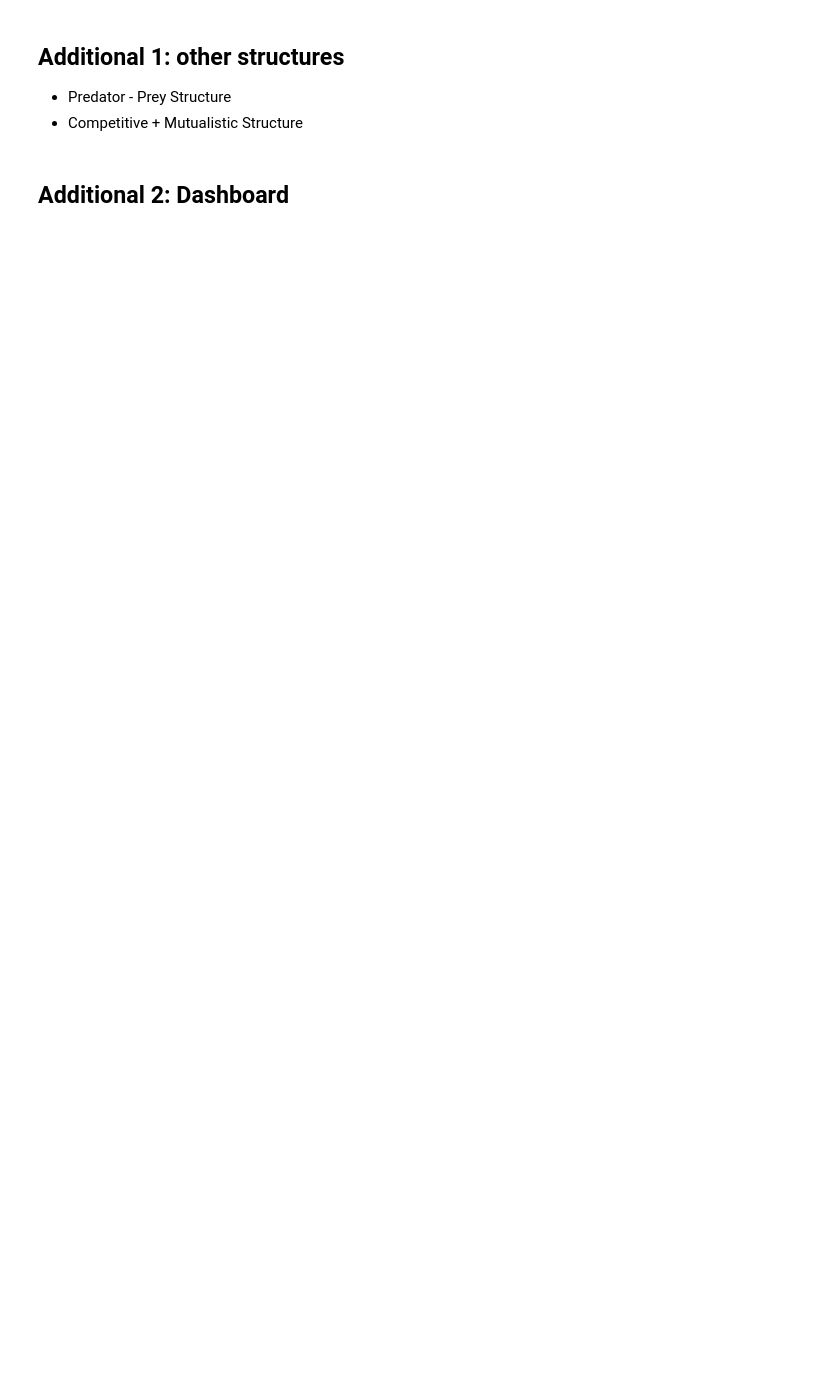
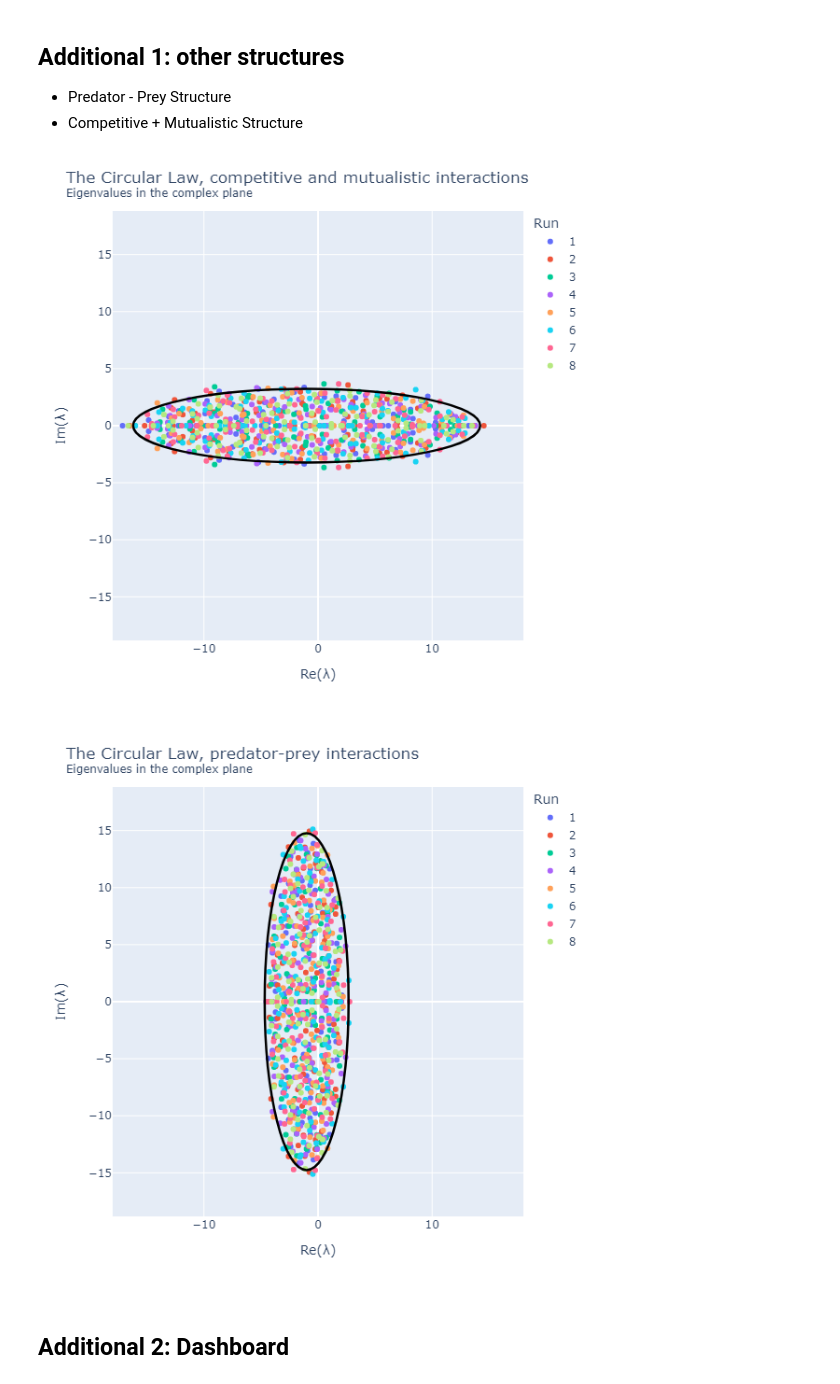
Before and after one commit to NicolaZomer/Physical_Models_of_Living_Systems, a Jupyter notebook: hw04_Ecological_Interactions.ipynb, the cells around one changed output. Cells and saved outputs as stored; diff of their text form; code cells hidden in the pictures; blank space fills up the shorter version.

```diff
--- a/hw04_Ecological_Interactions.ipynb
+++ b/hw04_Ecological_Interactions.ipynb
@@ -449,34 +463,48 @@ fig.add_shape(type="circle",
     line_width = 2.5
 )
 
-fig.show()
+if savegit:
+    path = "images/hw04_compmutual.png"
+    fig.write_image(path)
+    display(Image(path))
 
+else:
+    fig.show()
 
 # plot pp eigenvalues
 fig = px.scatter(appended_data_pp, x="re", y="im", color="run")
 
 fig.update_layout(
     title="The Circular Law, predator-prey interactions<br><sup>Eigenvalues in the complex plane</sup>",
     xaxis_title="Re(λ)",
     yaxis_title="Im(λ)",
     legend_title="Run",
     width=600,
     height=600,
 )
 fig.update_xaxes(range=[-18, 18])
 fig.update_yaxes(
     scaleanchor = "x",
     scaleratio = 1,
     range=[-18, 18]
   )
 
 fig.add_shape(type="circle",
     xref="x", yref="y",
     x0=x0_pp, y0=y0_pp, x1=x1_pp, y1=y1_pp,
     line_color="black",
     line_width = 2.5
 )
 
-fig.show()
+if savegit:
+    path = "images/hw04_predatorprey.png"
+    fig.write_image(path)
+    display(Image(path))
+
+else:
+    fig.show()
+# %% [output]
+[figure, added]
+[figure, added]
 # %% [markdown]
 ## Additional 2: Dashboard
```
Also changed, not shown: parts of 5 cells of this notebook, 4 other files.
